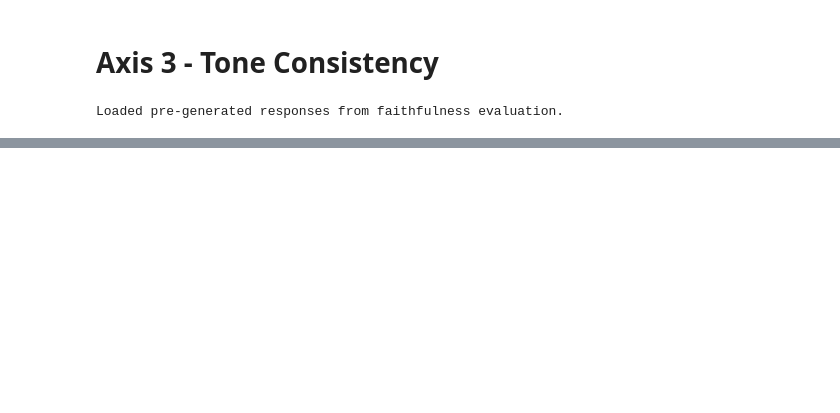
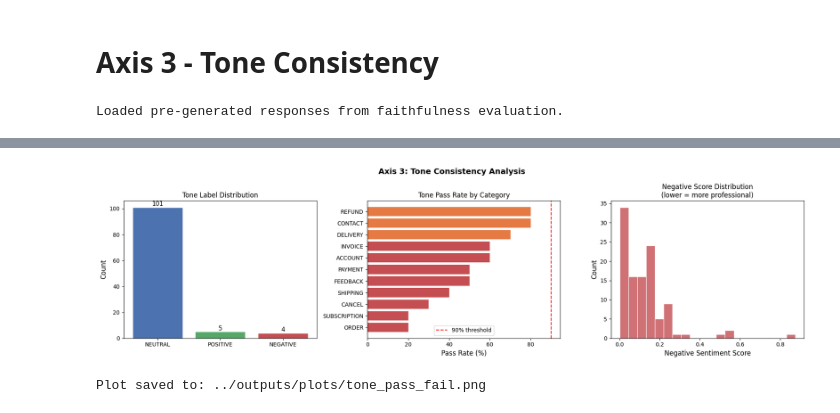
Before and after one commit to zeerasx/customer-support-llm-evaluator, a Jupyter notebook: notebooks/03_axis3_tone.ipynb, the cells around one changed output, grey strips where cells are left out. Drawn from its saved outputs; the diff is of its cells as text; code cells hidden in the pictures; blank space fills up the shorter version.

```diff
--- a/notebooks/03_axis3_tone.ipynb
+++ b/notebooks/03_axis3_tone.ipynb
@@ -165,33 +181,36 @@ def plot_tone_results(
     for i, (label, count) in enumerate(label_counts.items()):
         axes[0].text(i, count + 1, str(count), ha="center", fontsize=11)
 
     # Panel 2: Pass rate by category
     category_pass = dataframe.groupby("category")["tone_pass"].mean().sort_values()
     axes[1].barh(
         category_pass.index,
         category_pass.values * 100,
         color=["#55A868" if v >= 0.9 else "#E57A44" if v >= 0.7 else "#C44E52" for v in category_pass.values]
     )
     axes[1].axvline(x=90, color="red", linestyle="--", label="90% threshold")
     axes[1].set_xlabel("Pass Rate (%)", fontsize=12)
     axes[1].set_title("Tone Pass Rate by Category")
     axes[1].legend()
 
     # Panel 3: Distribution of negative scores (lower is better)
     axes[2].hist(dataframe["tone_negative_score"], bins=20, color="#C44E52", edgecolor="white", alpha=0.8)
     axes[2].set_xlabel("Negative Sentiment Score", fontsize=12)
     axes[2].set_ylabel("Count", fontsize=12)
     axes[2].set_title("Negative Score Distribution\n(lower = more professional)")
 
     plt.tight_layout()
     plt.savefig(output_path, dpi=150, bbox_inches="tight")
     plt.show()
     print(f"Plot saved to: {output_path}")
 
 
 plot_tone_results(
     dataframe=df,
-    output_path="outputs/plots/tone_pass_fail.png"
+    output_path="../outputs/plots/tone_pass_fail.png"
 )
+# %% [output]
+[figure, added]
+Plot saved to: ../outputs/plots/tone_pass_fail.png
 # %%
 # Save tone results
```
Also changed, not shown: parts of 4 cells of this notebook.
